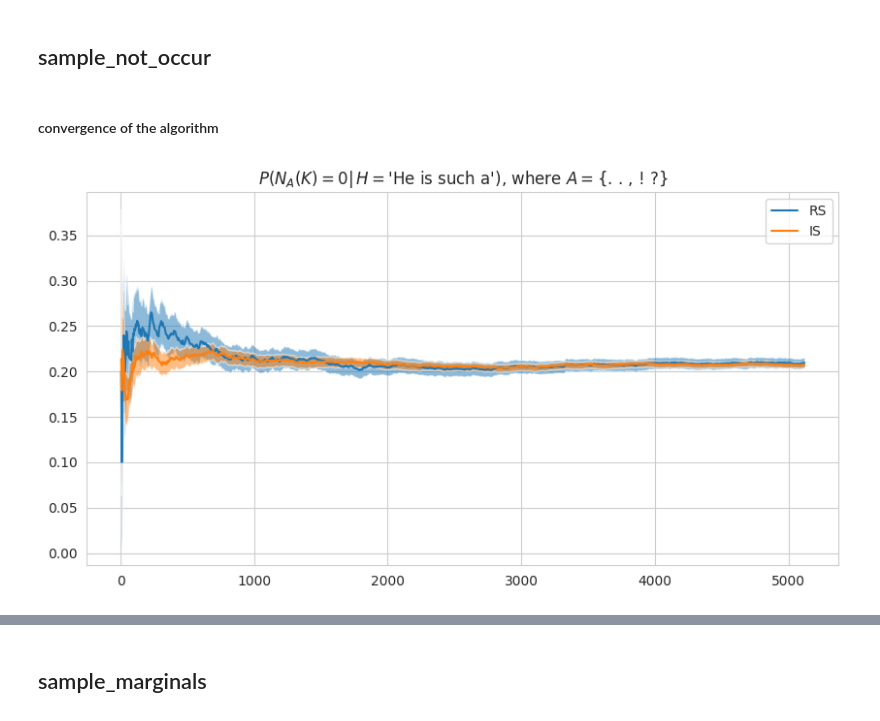
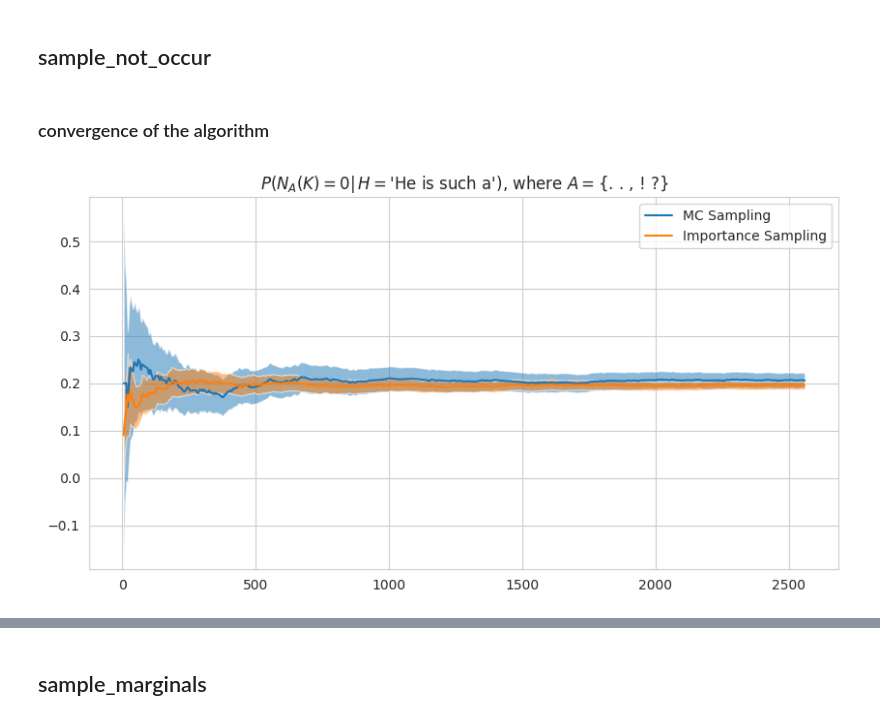
Before and after one commit to PastelBelem8/constrained-decoding, a Jupyter notebook: scripts/notebooks/convergence-plots.ipynb, the cells around one changed output, grey strips where cells are left out. Drawn from its saved outputs; the diff is of its cells as text; code cells hidden in the pictures.

Commit message:
Update scripts/notebooks/convergence-plots -- Update calls

```diff
--- a/scripts/notebooks/convergence-plots.ipynb
+++ b/scripts/notebooks/convergence-plots.ipynb
@@ -63,7 +62,7 @@ def barplot_ncol(values, stds, titles, palette=DEFAULT_PALETTE, figsize=(10, 5),
     plt.show()
 
 
-def sample_mean_std(array, stepsize=5):
+def sample_mean_std(array, width=2, stepsize=5):
     """Computes how the values converge to a mean and its std"""
     means, cis, ids = [], [], []
 
@@ -72,13 +71,13 @@ def sample_mean_std(array, stepsize=5):
         means.append(mean)
 
         std = array[:i].std().item() / np.sqrt(i)
-        cis.append((mean-std, mean+std))
+        cis.append((mean- width * std, mean+ width * std))
         ids.append(i)
     else:
         mean = array.mean().item()
         means.append(mean)
         std = array.std().item() / np.sqrt(i)
-        cis.append((mean-std, mean+std))
+        cis.append((mean-width * std, mean+width * std))
         ids.append(len(array))
 
     return means, cis, ids
@@ -118,14 +117,24 @@ Pad token id: 50256
 # %% [markdown]
 ## sample_not_occur
 # %%
-NUM_SEQUENCES = 5120
+NUM_SEQUENCES = 2560
 
 estimate_not_occur_kwargs = {
-    # "input_str": "Hello! My name is",
     "input_str": "He is such a",
     "avoid_terms": ". . , ! ?",
+
+    # "input_str": "Hello! My name is",
+    # "avoid_terms": ". . , ! ?",
+
+    # "input_str": "It's not you, it's",
+    # "avoid_terms": " me I not",
+
+    # "input_str": "The movie was great!",
+    # "avoid_terms": "positive",
+
+
     "num_sequences": NUM_SEQUENCES,
-    "batch_size": 128, # 40 iterations
+    "batch_size": 32, # 80 iterations
     "max_num_tokens": 50,
     "seed": 97163,
 }
@@ -133,25 +142,25 @@ estimate_not_occur_kwargs = {
 results_mc = sampler_mc.batch_estimate_not_occurring(**estimate_not_occur_kwargs) # FIXME; ERROR if NUM_SEQ % BATCH_SIZE != 0
 results_is = sampler_is.batch_estimate_not_occurring(**estimate_not_occur_kwargs)
 # %% [markdown]
-#### convergence of the algorithm
+### convergence of the algorithm
 # %%
 # TODO: Ask ALEX about unbiasedness of cumulative/token wise probabilities.
 #
 ## convergence of the algorithm as a function of the number of samples
 prob_of_occurring_at_least_once_IS = results_is.probs[-1]
 prob_of_occurring_at_least_once_MC = results_mc.probs[-1]
 
 
 naive_mean, naive_cis, naive_ids = sample_mean_std(prob_of_occurring_at_least_once_MC)
 imp_mean, imp_cis, imp_ids = sample_mean_std(prob_of_occurring_at_least_once_IS)
 
 plot_convergence_plots(
     ids=[naive_ids, imp_ids],
     means=[naive_mean, imp_mean],
     cis=[naive_cis, imp_cis],
-    labels=["RS", "IS"],
+    labels=["MC Sampling", "Importance Sampling"],
     input_str=estimate_not_occur_kwargs["input_str"],
     avoid_terms=estimate_not_occur_kwargs["avoid_terms"],
 )
 # %% [output]
-[figure, old version]
+[figure, new version]
```
Also changed, not shown: parts of 20 cells of this notebook.
